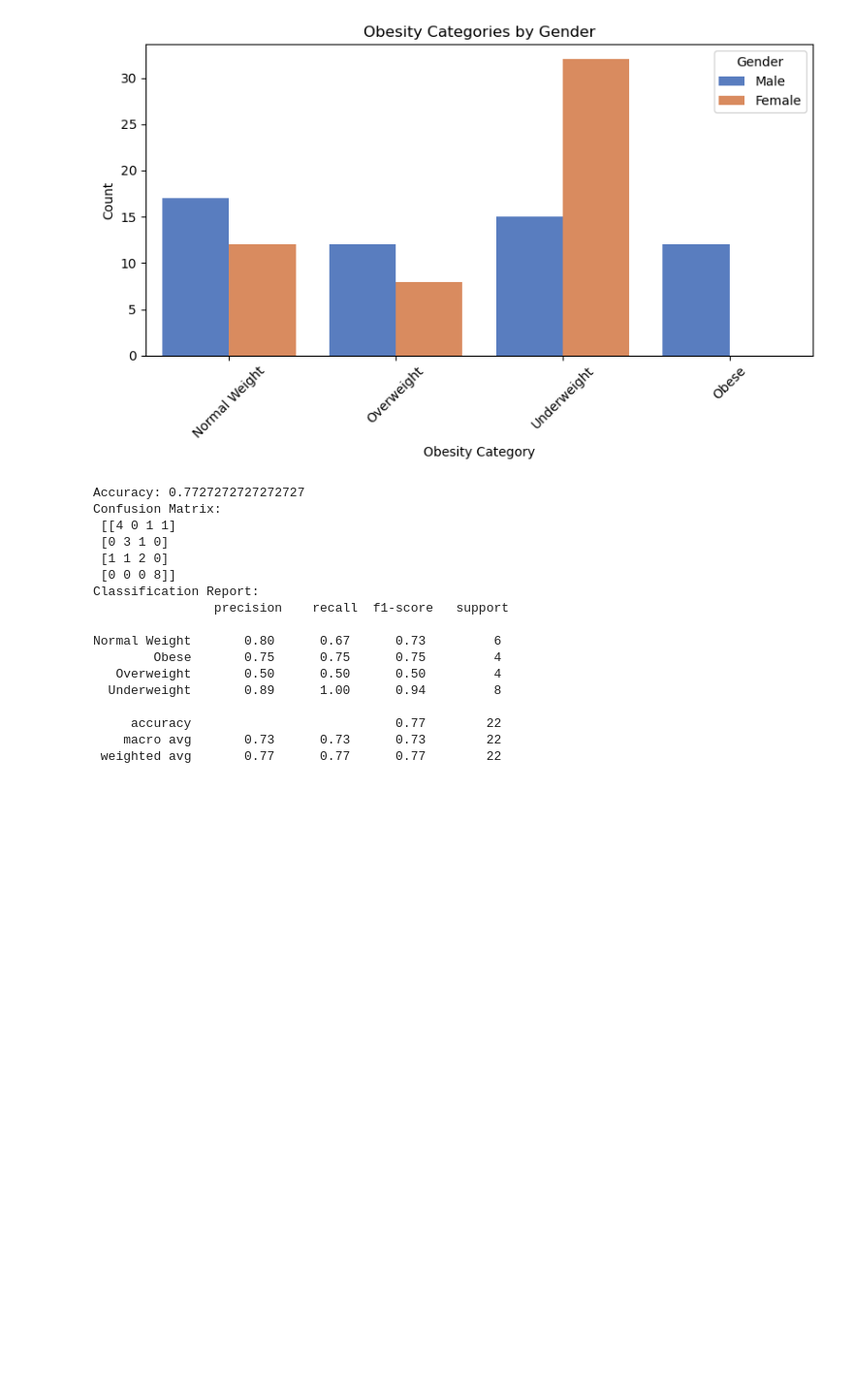
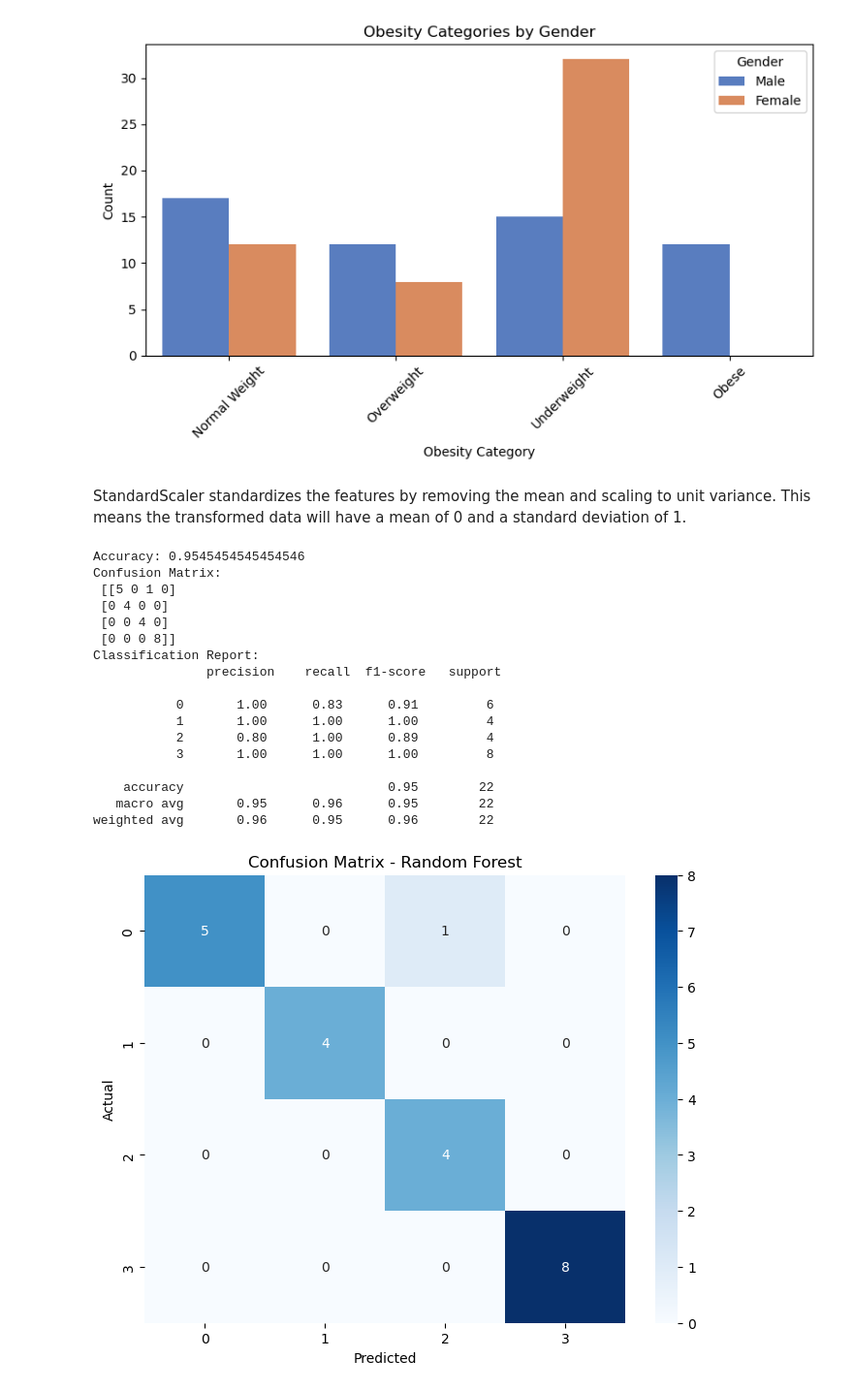
Before and after one commit to FrunzyR/scikit-learn-project, a Jupyter notebook: classification/classification-algorithm.ipynb, the cells around one changed output. Shown at 97% size. Saved outputs shown, nothing was run; the diff lists cells and outputs as text; code cells hidden in the pictures; blank space fills up the shorter version.

```diff
--- a/classification/classification-algorithm.ipynb
+++ b/classification/classification-algorithm.ipynb
@@ -97,55 +100,59 @@ plt.tight_layout()
 plt.show()
 # %% [output]
 [figure]
+# %% [markdown]
+StandardScaler standardizes the features by removing the mean and scaling to unit variance. This means the transformed data will have a mean of 0 and a standard deviation of 1.
 # %%
-import pandas as pd
-from sklearn.model_selection import train_test_split
-from sklearn.preprocessing import LabelEncoder, OneHotEncoder
-from sklearn.linear_model import LogisticRegression
-from sklearn.metrics import accuracy_score, classification_report, confusion_matrix
-from sklearn.preprocessing import StandardScaler
+# Feature selection
+X = df_cleaned[['Age', 'Gender', 'Height', 'Weight', 'BMI']]
+y = df_cleaned['Label']
 
-# Feature selection
-X = df_cleaned[['Age', 'Gender', 'Height', 'Weight', 'BMI']]  # Select relevant features
-y = df_cleaned['Label']  # Target variable (classification labels)
-
-# Encode 'Gender' using One-Hot Encoding
+# One-hot encode 'Gender'
 X = pd.get_dummies(X, columns=['Gender'], drop_first=True)
 
-# Split the dataset into training and testing sets (80%/20%)
+# Train-test split
 X_train, X_test, y_train, y_test = train_test_split(X, y, test_size=0.2, random_state=42)
 
-# Standardize the features
 scaler = StandardScaler()
 X_train_scaled = scaler.fit_transform(X_train)
 X_test_scaled = scaler.transform(X_test)
 
-# Train a Logistic Regression model (or any other classifier)
-model = LogisticRegression(multi_class='ovr', solver='liblinear')
-model.fit(X_train_scaled, y_train)
+# Train Random Forest
+rf_model = RandomForestClassifier(n_estimators=100, random_state=42)
+rf_model.fit(X_train_scaled, y_train)
 
-# Make predictions on the test set
-y_pred = model.predict(X_test_scaled)
+# Predictions
+y_pred = rf_model.predict(X_test_scaled)
 
-# Evaluate the model
+# Evaluation
 print("Accuracy:", accuracy_score(y_test, y_pred))
 print("Confusion Matrix:\n", confusion_matrix(y_test, y_pred))
 print("Classification Report:\n", classification_report(y_test, y_pred))
+
+# Visualize confusion matrix
+conf_matrix = confusion_matrix(y_test, y_pred)
+plt.figure(figsize=(8, 6))
+sns.heatmap(conf_matrix, annot=True, fmt='d', cmap="Blues")
+plt.xlabel("Predicted")
+plt.ylabel("Actual")
+plt.title("Confusion Matrix - Random Forest")
+plt.show()
 # %% [output]
-Accuracy: 0.7727272727272727
+Accuracy: 0.9545454545454546
 Confusion Matrix:
- [[4 0 1 1]
- [0 3 1 0]
- [1 1 2 0]
+ [[5 0 1 0]
+ [0 4 0 0]
+ [0 0 4 0]
  [0 0 0 8]]
 Classification Report:
-                precision    recall  f1-score   support
+               precision    recall  f1-score   support
 
-Normal Weight       0.80      0.67      0.73         6
-        Obese       0.75      0.75      0.75         4
-   Overweight       0.50      0.50      0.50         4
-  Underweight       0.89      1.00      0.94         8
+           0       1.00      0.83      0.91         6
+           1       1.00      1.00      1.00         4
+           2       0.80      1.00      0.89         4
+           3       1.00      1.00      1.00         8
 
-     accuracy                           0.77        22
-    macro avg       0.73      0.73      0.73        22
- weighted avg       0.77      0.77      0.77        22
+    accuracy                           0.95        22
+   macro avg       0.95      0.96      0.95        22
+weighted avg       0.96      0.95      0.96        22
+[figure, added]
```
Also changed, not shown: parts of 8 cells of this notebook, 1 other file.
